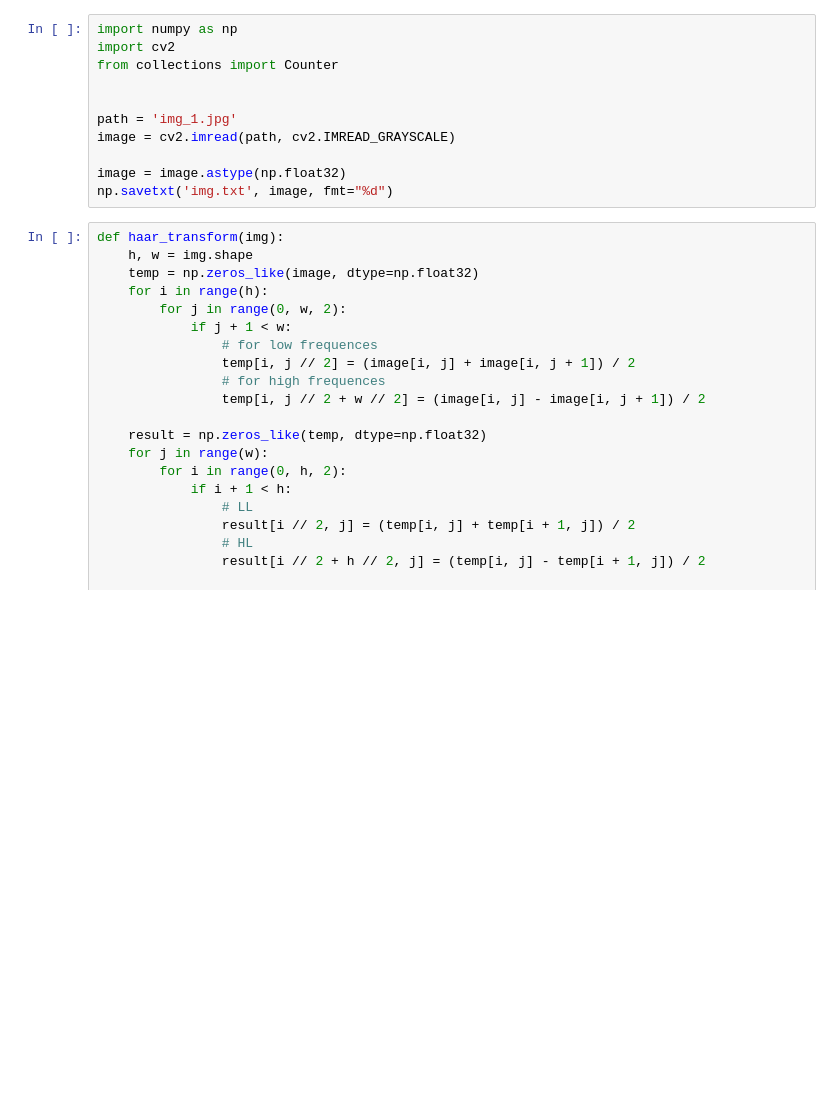
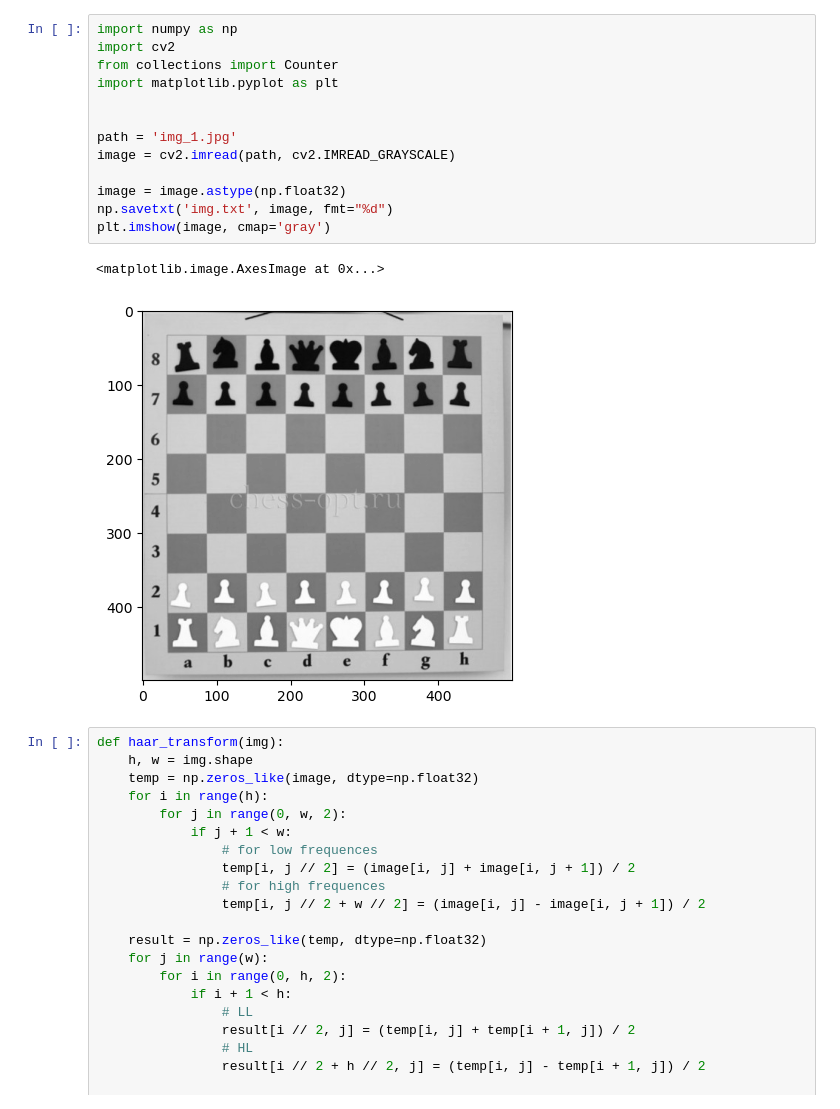
Before and after one commit to nikita-III/IP-tasks, a Jupyter notebook: project-7.ipynb, the cells around one changed output. Cells and saved outputs as stored; diff of their text form; blank space fills up the shorter version.

```diff
--- a/project-7.ipynb
+++ b/project-7.ipynb
@@ -1,14 +1,19 @@
 # %%
 import numpy as np
 import cv2
 from collections import Counter
+import matplotlib.pyplot as plt
 
 
 path = 'img_1.jpg'
 image = cv2.imread(path, cv2.IMREAD_GRAYSCALE)
 
 image = image.astype(np.float32)
 np.savetxt('img.txt', image, fmt="%d")
+plt.imshow(image, cmap='gray')
+# %% [output]
+<matplotlib.image.AxesImage at 0x...>
+[figure, added]
 # %%
 def haar_transform(img):
     h, w = img.shape
```
Also changed, not shown: parts of 10 cells of this notebook.
